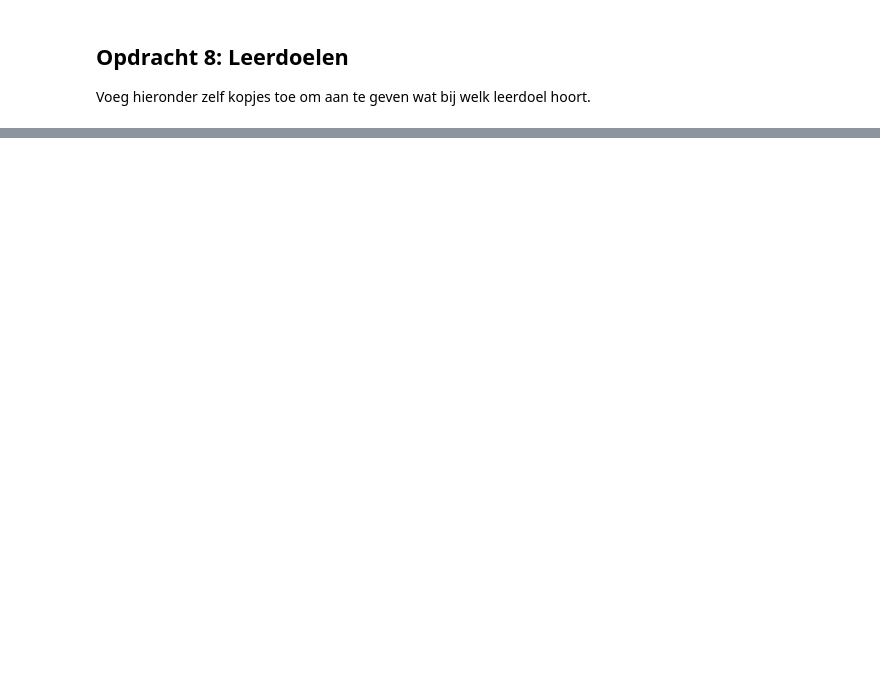
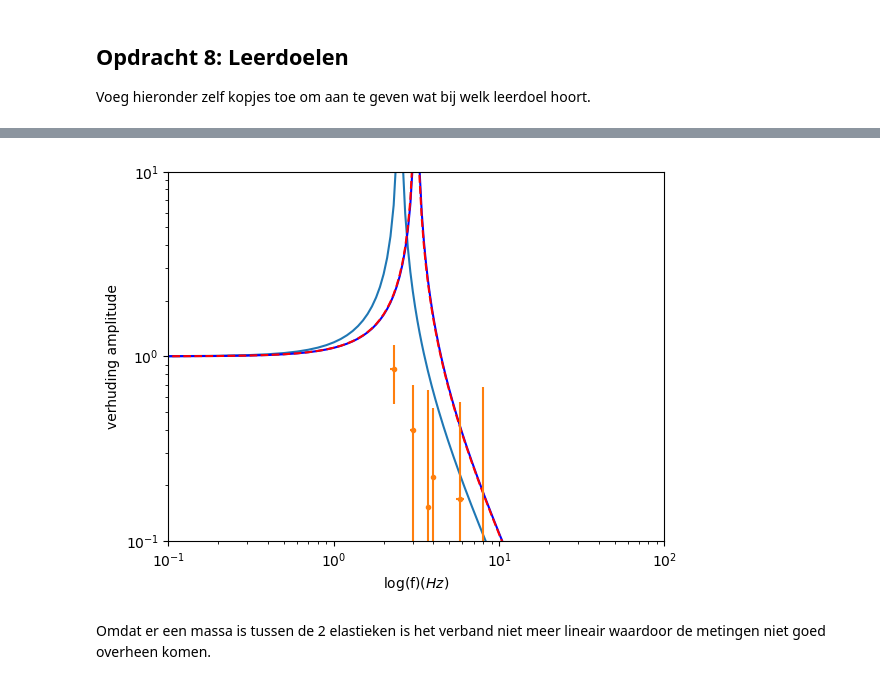
Before and after one commit to llotto123/opdrachten-DEF-D, a Jupyter notebook: FysiekeOntwerpopdrachten/5MaakEenOpstellingTrillingsvrij/OntwerpopdrachtMaakEenOpstellingTrillingsvrijInvulTemplate.ipynb, the cells around one changed output, grey strips where cells are left out. Saved outputs shown, nothing was run; the diff lists cells and outputs as text; code cells hidden in the pictures; blank space fills up the shorter version.

```diff
--- a/FysiekeOntwerpopdrachten/5MaakEenOpstellingTrillingsvrij/OntwerpopdrachtMaakEenOpstellingTrillingsvrijInvulTemplate.ipynb
+++ b/FysiekeOntwerpopdrachten/5MaakEenOpstellingTrillingsvrij/OntwerpopdrachtMaakEenOpstellingTrillingsvrijInvulTemplate.ipynb
@@ -163,0 +237,24 @@ Voeg hieronder zelf kopjes toe om aan te geven wat bij welk leerdoel hoort.
+# %%
+#zie hierboven voor de eerste meting
+f_gemeten=np.array([2.3,3,3.7,4,5.8,8])
+vloer_data=np.array([1.45,2,3.9,4.5,6.5,6.4])
+opstelling_data=np.array([1.24,0.8,0.6,1,1.1,0.5])
+verhouding_amp=opstelling_data/vloer_data
+u_f=np.array([0.1,0.1,0.1,0.1,0.3,0.5])# afgelezen op computer
+u_A=np.array([0.3,0.3,0.5,0.3,0.4,0.6]) # zelfde als f, deze error is heel groot door het groot fluctueren van de amplitude op het scherm
+plt.figure()
+#plt.loglog(f_gemeten,verhouding_amp,'r.')
+plt.loglog(x_test,y_test)
+plt.loglog(x_test,function(x_test,W_1),'b-')
+plt.loglog(x_test,function(x_test,W_2),'r--')
+plt.xlabel('log(f)($Hz$)')
+plt.ylabel('verhuding amplitude')
+plt.errorbar(f_gemeten,verhouding_amp,xerr=u_f,yerr=u_A,fmt='.')
+
+plt.ylim(0.1,10)
+plt.xlim(0.1,100)
+plt.show()
+# %% [output]
+[figure, added]
+# %% [markdown]
+Omdat er een massa is tussen de 2 elastieken is het verband niet meer lineair waardoor de metingen niet goed overheen komen.
```
Also changed, not shown: parts of 17 cells of this notebook.
